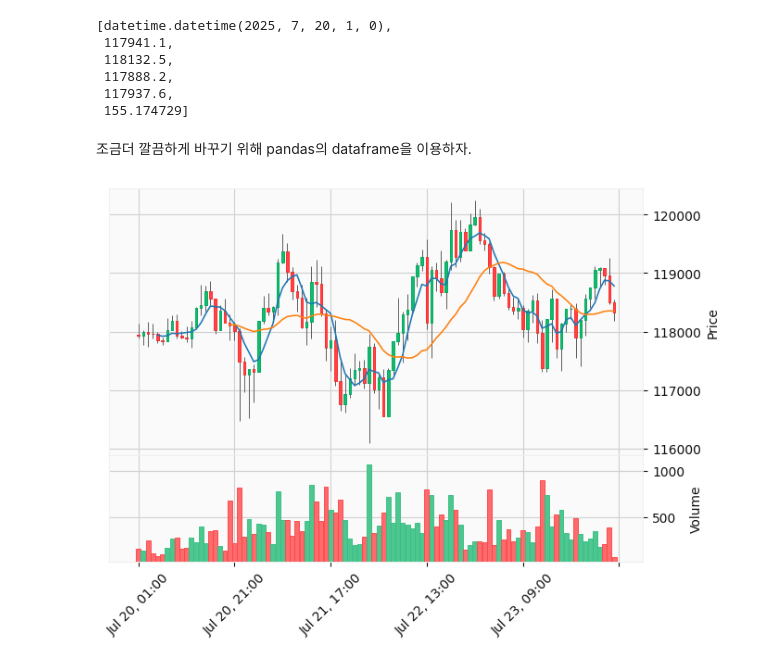
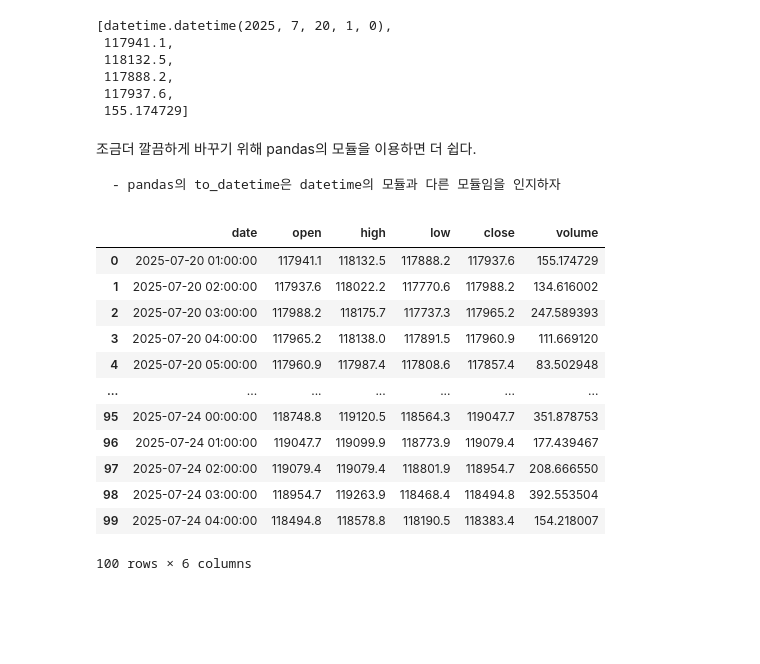
Before and after one commit to ha5804/python_basic, a Jupyter notebook: visualize/bit_ex.ipynb, the cells around one changed output. Saved outputs shown, nothing was run; the diff lists cells and outputs as text; code cells hidden in the pictures; blank space fills up the shorter version.

```diff
--- a/visualize/bit_ex.ipynb
+++ b/visualize/bit_ex.ipynb
@@ -69,13 +69,25 @@ ohlcv[0]
  117888.2,
  117937.6,
  155.174729]
-# %% [markdown]
-조금더 깔끔하게 바꾸기 위해 pandas의 dataframe을 이용하자.
-# %%
-
-df = pd.DataFrame(ohlcv, columns=['Date', 'Open', 'High', 'Low', 'Close', 'Volume'])
-df['Date'] = pd.to_datetime(df['Date'], unit='ms')
-df.set_index('Date', inplace=True)
-mpf.plot(df, type='candle', volume=True, mav=(5, 20), style='yahoo')
-# %% [output]
-[figure, removed]
+# %% [markdown]
+조금더 깔끔하게 바꾸기 위해 pandas의 모듈을 이용하면 더 쉽다.
+
+    - pandas의 to_datetime은 datetime의 모듈과 다른 모듈임을 인지하자
+# %%
+df = pd.DataFrame(ohlcv, columns = ['date', 'open', 'high' , 'low', 'close', 'volume'])
+df['date'] = pd.to_datetime(df['date'], unit = 'ms')
+df
+# %% [output]
+|  | date | open | high | low | close | volume |
+| 0 | 2025-07-20 01:00:00 | 117941.1 | 118132.5 | 117888.2 | 117937.6 | 155.174729 |
+| 1 | 2025-07-20 02:00:00 | 117937.6 | 118022.2 | 117770.6 | 117988.2 | 134.616002 |
+| 2 | 2025-07-20 03:00:00 | 117988.2 | 118175.7 | 117737.3 | 117965.2 | 247.589393 |
+| 3 | 2025-07-20 04:00:00 | 117965.2 | 118138.0 | 117891.5 | 117960.9 | 111.669120 |
+| 4 | 2025-07-20 05:00:00 | 117960.9 | 117987.4 | 117808.6 | 117857.4 | 83.502948 |
+| ... | ... | ... | ... | ... | ... | ... |
+| 95 | 2025-07-24 00:00:00 | 118748.8 | 119120.5 | 118564.3 | 119047.7 | 351.878753 |
+| 96 | 2025-07-24 01:00:00 | 119047.7 | 119099.9 | 118773.9 | 119079.4 | 177.439467 |
+| 97 | 2025-07-24 02:00:00 | 119079.4 | 119079.4 | 118801.9 | 118954.7 | 208.666550 |
+| 98 | 2025-07-24 03:00:00 | 118954.7 | 119263.9 | 118468.4 | 118494.8 | 392.553504 |
+| 99 | 2025-07-24 04:00:00 | 118494.8 | 118578.8 | 118190.5 | 118383.4 | 154.218007 |
+100 rows × 6 columns
```
Also changed, not shown: parts of 4 cells of this notebook.
